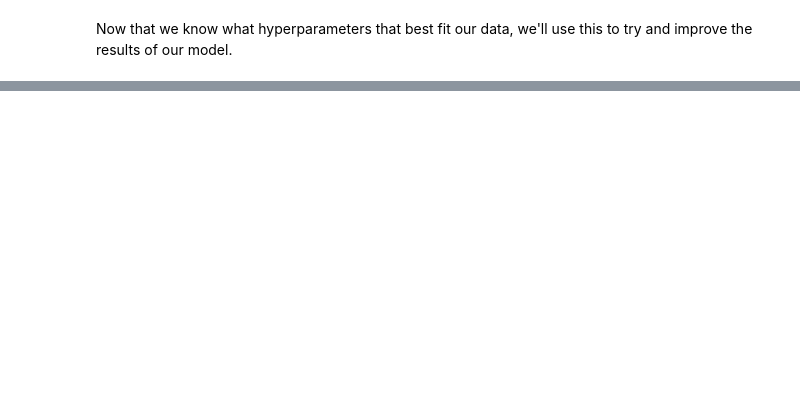
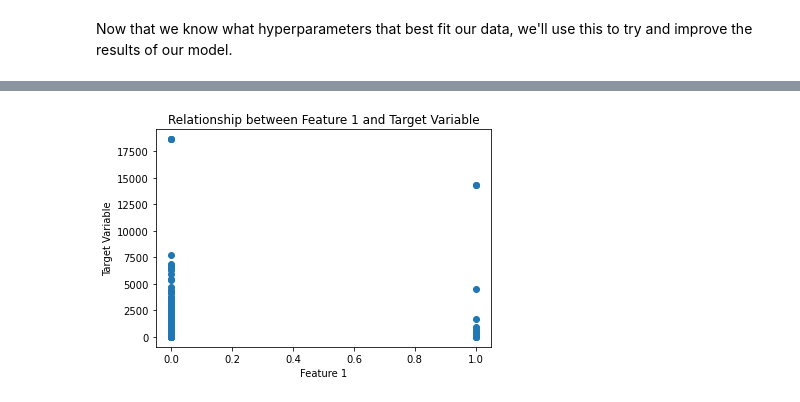
Before and after one commit to SebastianRosenquist/BigDataEksamen, a Jupyter notebook: exam_project_cleaned.ipynb, the cells around one changed output, grey strips where cells are left out. Drawn from its saved outputs; the diff is of its cells as text; code cells hidden in the pictures; blank space fills up the shorter version.

```diff
--- a/exam_project_cleaned.ipynb
+++ b/exam_project_cleaned.ipynb
@@ -366,0 +488,11 @@ print("Test score: {:.5f}".format(model.score(X_test, y_test)))
+# %%
+import matplotlib.pyplot as plt
+
+# Plot the relationship between feature 1 and the target variable
+plt.scatter(X_train[:, 0], y_train)
+plt.xlabel('Feature 1')
+plt.ylabel('Target Variable')
+plt.title('Relationship between Feature 1 and Target Variable')
+plt.show()
+# %% [output]
+[figure, added]
```
Also changed, not shown: parts of 43 cells of this notebook.
